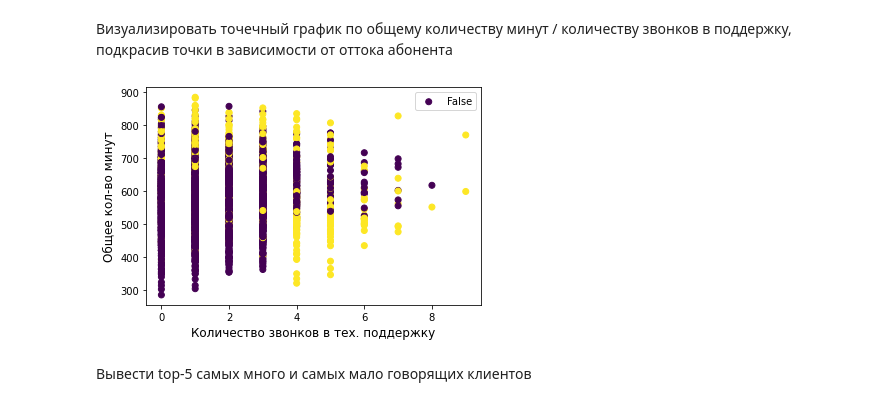
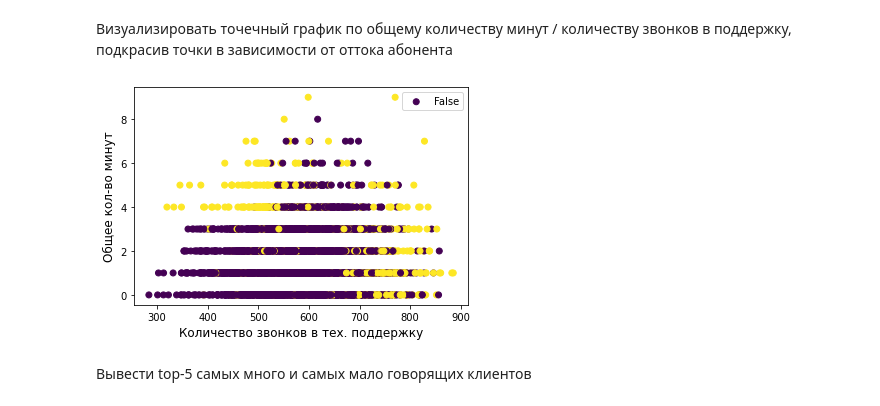
Before and after one commit to Hemultan/ABD, a Jupyter notebook: hw10/hw10.ipynb, the cells around one changed output. Saved outputs shown, nothing was run; the diff lists cells and outputs as text; code cells hidden in the pictures.

```diff
--- a/hw10/hw10.ipynb
+++ b/hw10/hw10.ipynb
@@ -46,13 +46,13 @@ df[['total_day_minutes', 'total_eve_minutes', 'total_night_minutes', 'total_intl
 # %%
 df['minutes'] = df[['total_day_minutes', 'total_eve_minutes', 'total_night_minutes', 'total_intl_minutes']].sum(axis=1)
 # %%
-plt.scatter(df['number_customer_service_calls'], df['minutes'], c=df['churned'])
+plt.scatter(df['minutes'], df['number_customer_service_calls'], c=df['churned'])
 plt.legend(df['churned'])
 plt.xlabel('Количество звонков в тех. поддержку', fontsize = 12)
 plt.ylabel('Общее кол-во минут', fontsize = 12)
 plt.show()
 # %% [output]
-[figure, old version]
+[figure, new version]
 # %% [markdown]
 Вывести top-5 самых много и самых мало говорящих клиентов
 # %%
```
Also changed, not shown: parts of 2 cells of this notebook, 1 other file.
